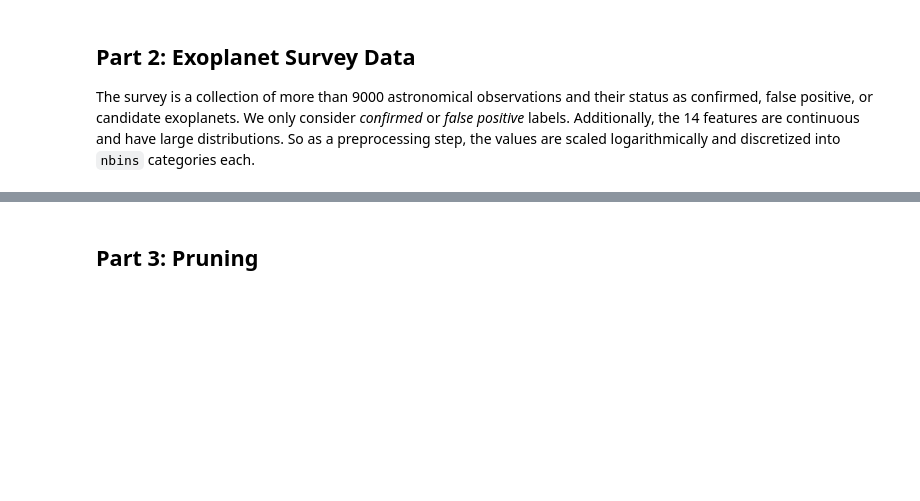
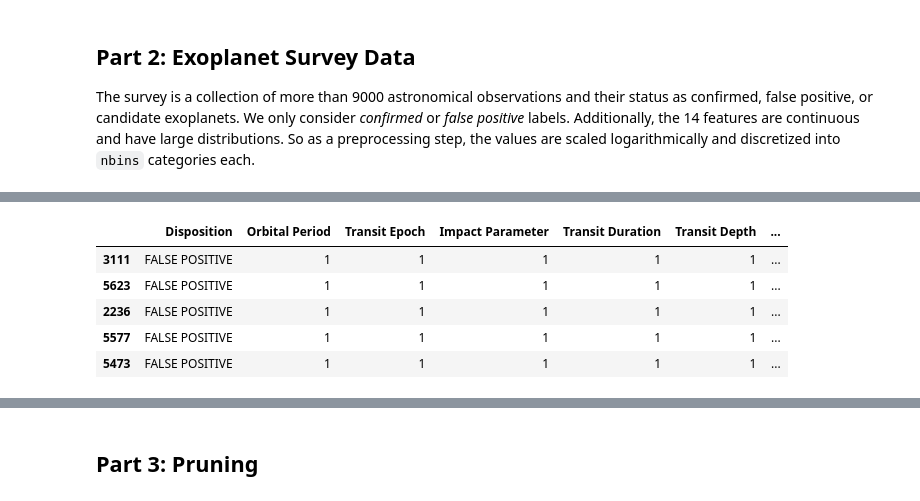
Before and after one commit to hazrmard/DecisionTrees, a Jupyter notebook: Assignment 1.ipynb, the cells around one changed output, grey strips where cells are left out. Saved outputs shown, nothing was run; the diff lists cells and outputs as text; code cells hidden in the pictures; blank space fills up the shorter version.

```diff
--- a/Assignment 1.ipynb
+++ b/Assignment 1.ipynb
@@ -91,16 +99,24 @@ label = raw_data.columns[0]     # label column name
 # %%
 # preprocessing raw_data by logarithmic scaling and discretization
 nbins = 3
 data = pd.DataFrame(raw_data[label])
 for feature in features:
     _, bins = np.histogram(raw_data[feature], nbins)
     data[feature] = np.digitize(raw_data[feature], bins, right=True)
 # splitting into train/test sets
 ntrain = 500
 ntest = 50
 nval = 50
 train = data.iloc[:ntrain]
 test = data.tail(ntest)
+train.head(5)
+# %% [output]
+|  | Disposition | Orbital Period | Transit Epoch | Impact Parameter | Transit Duration | Transit Depth | ... |
+| 3111 | FALSE POSITIVE | 1 | 1 | 1 | 1 | 1 | ... |
+| 5623 | FALSE POSITIVE | 1 | 1 | 1 | 1 | 1 | ... |
+| 2236 | FALSE POSITIVE | 1 | 1 | 1 | 1 | 1 | ... |
+| 5577 | FALSE POSITIVE | 1 | 1 | 1 | 1 | 1 | ... |
+| 5473 | FALSE POSITIVE | 1 | 1 | 1 | 1 | 1 | ... |
 # %%
 d = DecisionTree()
 hist = d.train(train, label, validation={'test': test, 'train': train})
```
Also changed, not shown: parts of 2 cells of this notebook, 1 other file.
